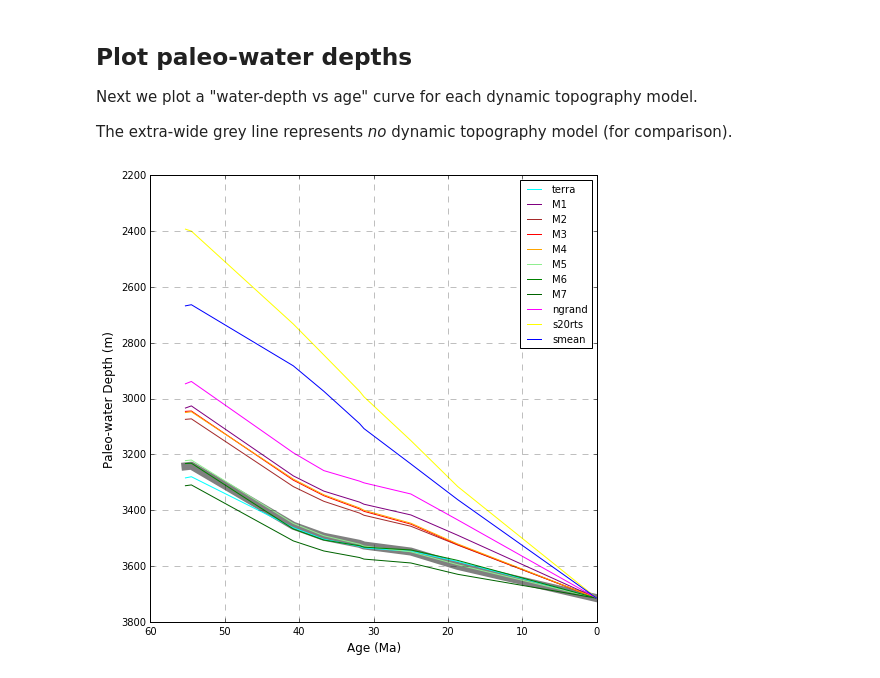
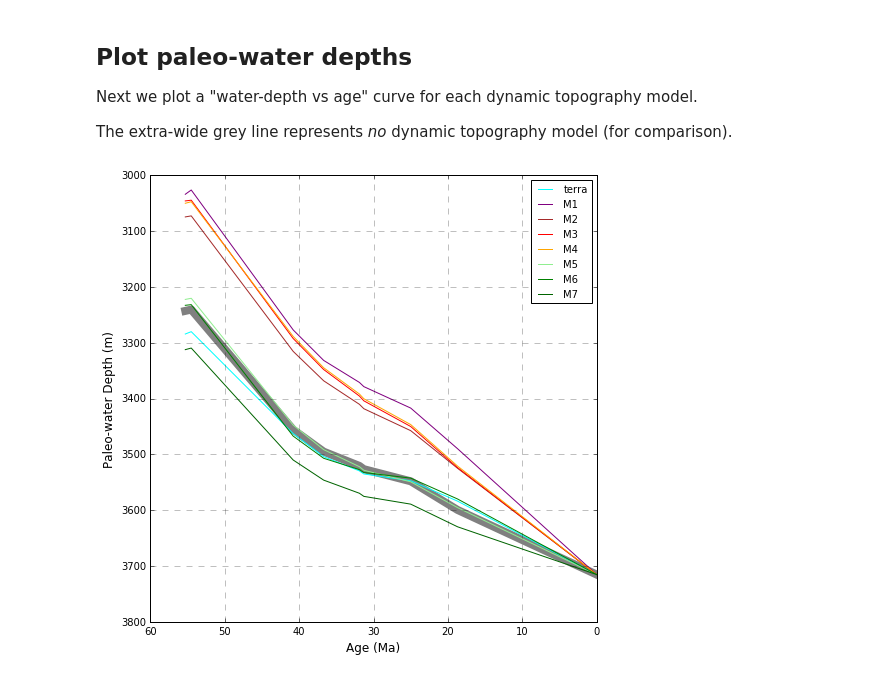
Before and after one commit to EarthByte/pyBacktrack, a Jupyter notebook: pybacktrack/notebooks/backtrack.ipynb, the cells around one changed output. Saved outputs shown, nothing was run; the diff lists cells and outputs as text; code cells hidden in the pictures.

Commit message:
Temporarily remove 'ngrand', 's20rts' and 'smean' dyn topo models.
So can run on pyBacktrack 1.0 (which doesn't have those models).

```diff
--- a/pybacktrack/notebooks/backtrack.ipynb
+++ b/pybacktrack/notebooks/backtrack.ipynb
@@ -28,7 +28,7 @@ well_filename = './ODP-114-699-Lithology.txt'
 # All the dynamic topography models currently built into pyBacktrack.
 # We use None for the single case where no dynamic topography model is used.
 dynamic_topography_models = [
-    None, 'terra', 'M1', 'M2', 'M3', 'M4', 'M5', 'M6', 'M7', 'ngrand', 's20rts', 'smean']
+    None, 'terra', 'M1', 'M2', 'M3', 'M4', 'M5', 'M6', 'M7']
 
 # Create a "water-depth vs age" curve for each dynamic topography model.
 paleo_water_depth_models = []
@@ -61,34 +61,33 @@ import matplotlib.pyplot as plt
 # Choose a colour for each dynamic topography model.
 # We reserve grey for *no* model.
 model_colours = [
-    'grey', 'cyan', 'purple', 'brown', 'red', 'orange', 'lightgreen', 'green', 'darkgreen',
-    'magenta', 'yellow', 'blue']
+    'grey', 'cyan', 'purple', 'brown', 'red', 'orange', 'lightgreen', 'green', 'darkgreen']
 
 fig = plt.figure(figsize=(8,8))
 
 # Iterate over the paleo-water depth results calculated in the previous code block.
 for model_index in range(len(dynamic_topography_models)):
     # There is one set of ages and one set of paleo-water depths for each dynamic topography model.
     ages, water_depths = paleo_water_depth_models[model_index]
 
     # Plot the "water-depth vs age" curve for the *current* dynamic topography model.
     plt.plot(
         ages,
         water_depths,
         color=model_colours[model_index],
         label=dynamic_topography_models[model_index],
         # Use a wide line for the grey line representing *no* dynamic topography model.
         linewidth=1.0 if dynamic_topography_models[model_index] else 8.0)
 
 plt.gca().invert_xaxis()
 plt.gca().invert_yaxis()
 
 plt.ylabel('Paleo-water Depth (m)', fontsize=12)
 plt.xlabel('Age (Ma)', fontsize=12)
 plt.grid(linestyle='--',alpha=0.5)
 
 plt.legend(fontsize=10)
 
 plt.show()
 # %% [output]
-[figure, old version]
+[figure, new version]
```
